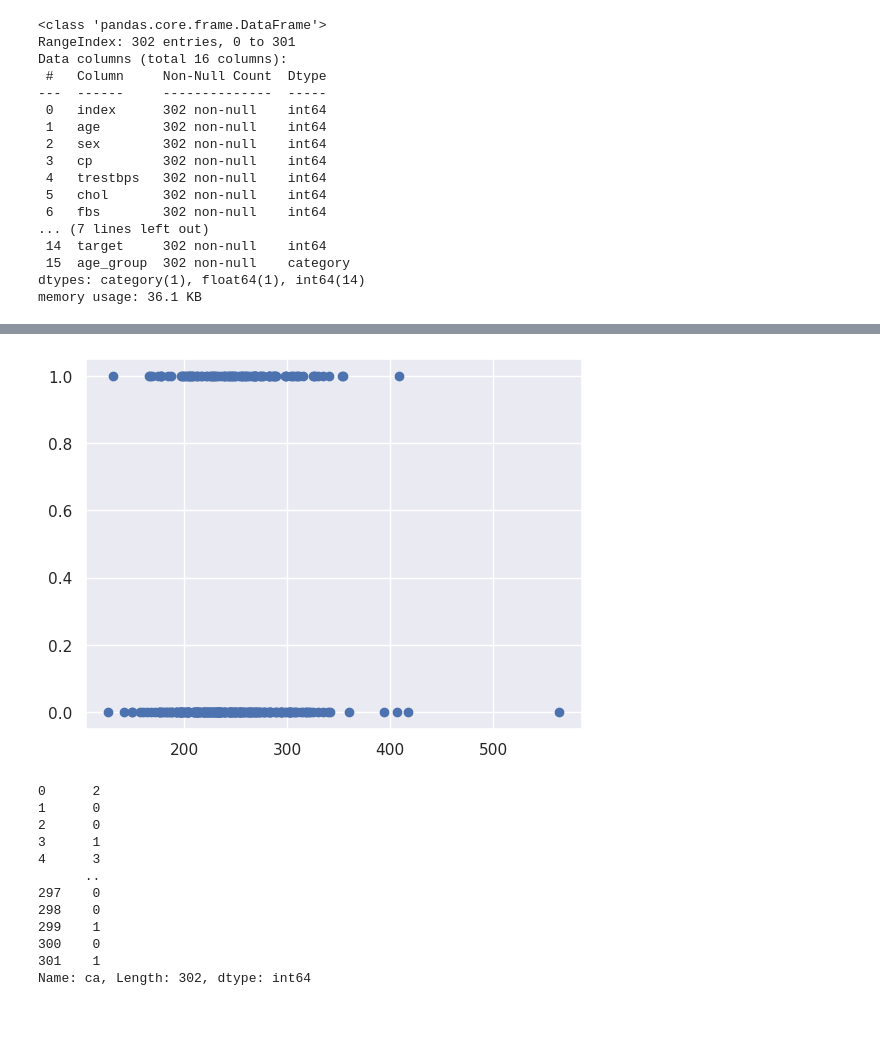
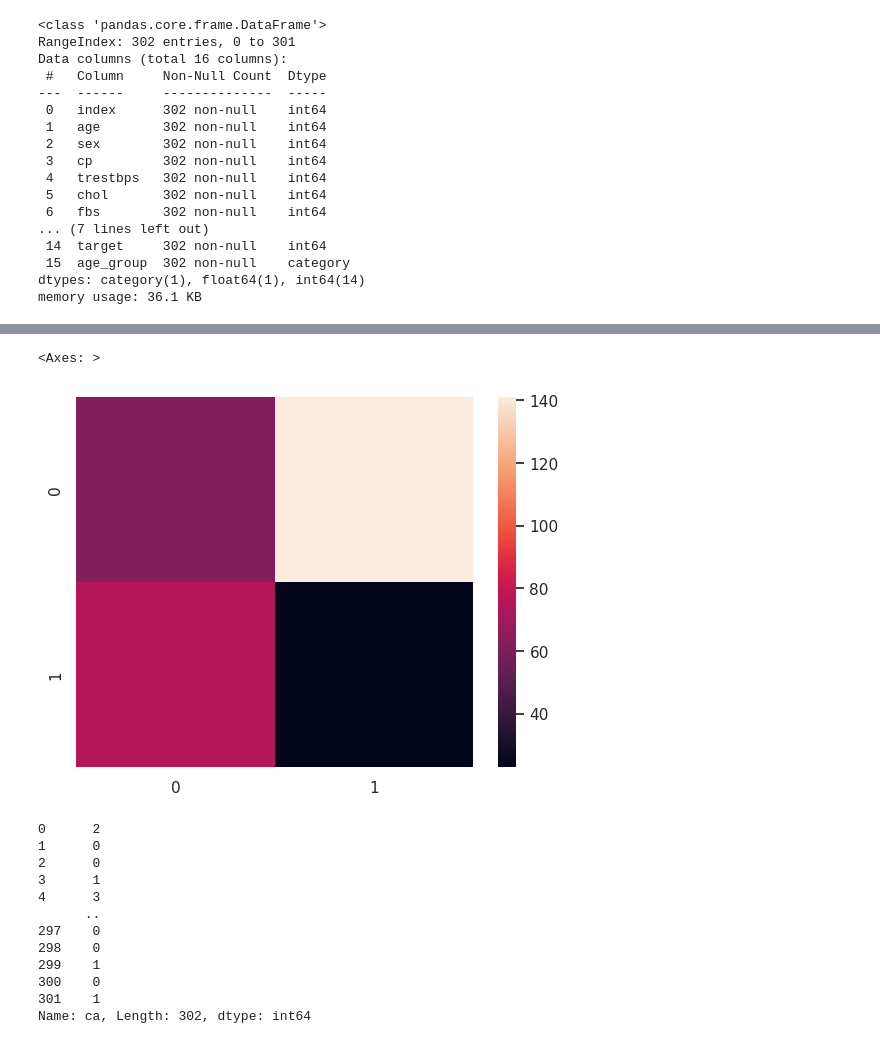
Before and after one commit to bheemisme/heart-disease, a Jupyter notebook: src/data/eda.ipynb, the cells around one changed output, grey strips where cells are left out. Cells and saved outputs as stored; diff of their text form; code cells hidden in the pictures; blank space fills up the shorter version.

```diff
--- a/src/data/eda.ipynb
+++ b/src/data/eda.ipynb
@@ -168,5 +216,7 @@ plt.show()
-# %%
-plt.scatter(df["chol"], df["exang"])
-plt.show()
-# %% [output]
-[figure, removed]
+# %%
+x = df.groupby(by=["exang", "target"]).count()
+
+sns.heatmap(x["index"].to_numpy().reshape((2, 2)))
+# %% [output]
+<Axes: >
+[figure, added]
```
Also changed, not shown: parts of 8 cells of this notebook, 16 other files.
